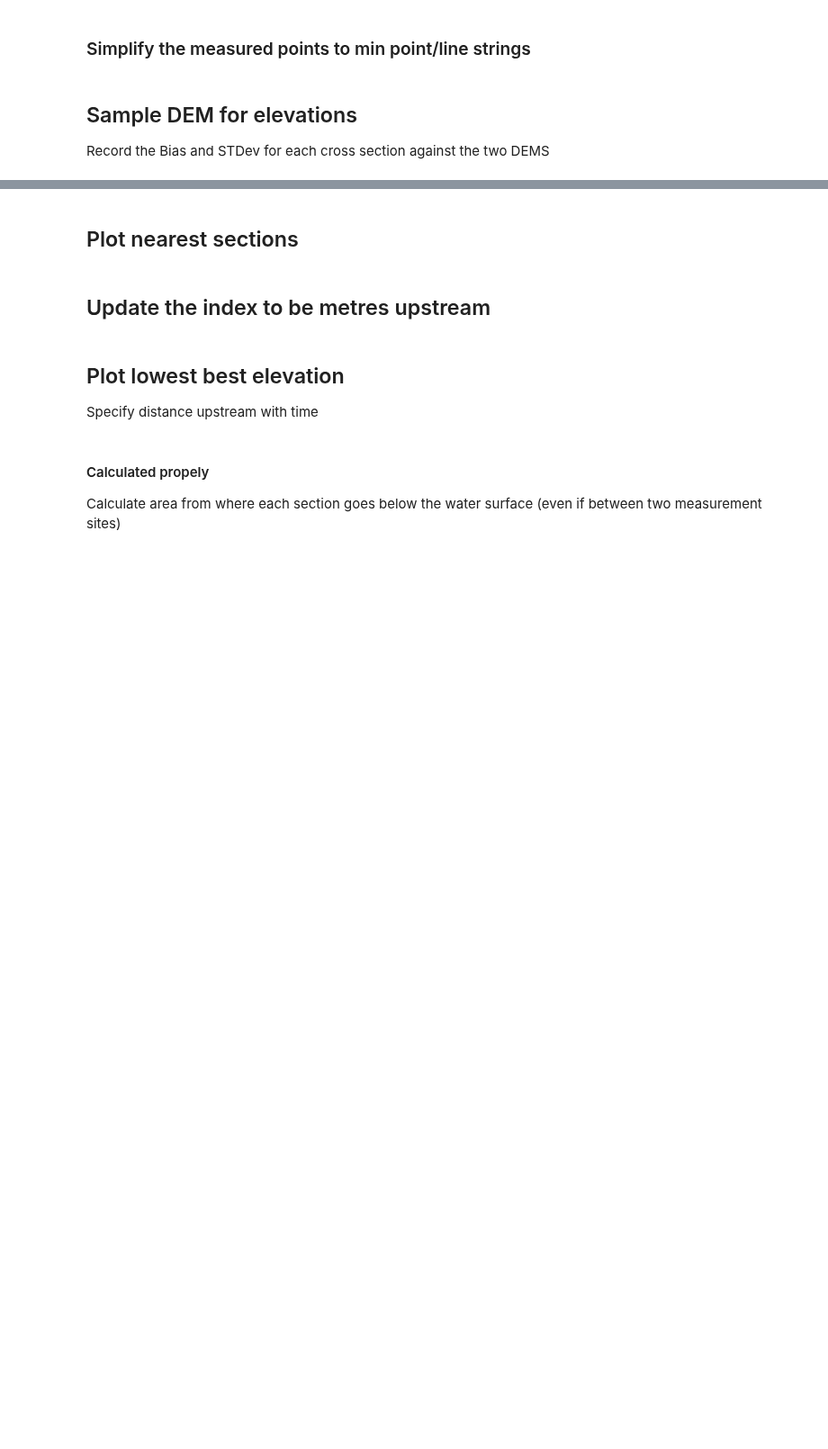
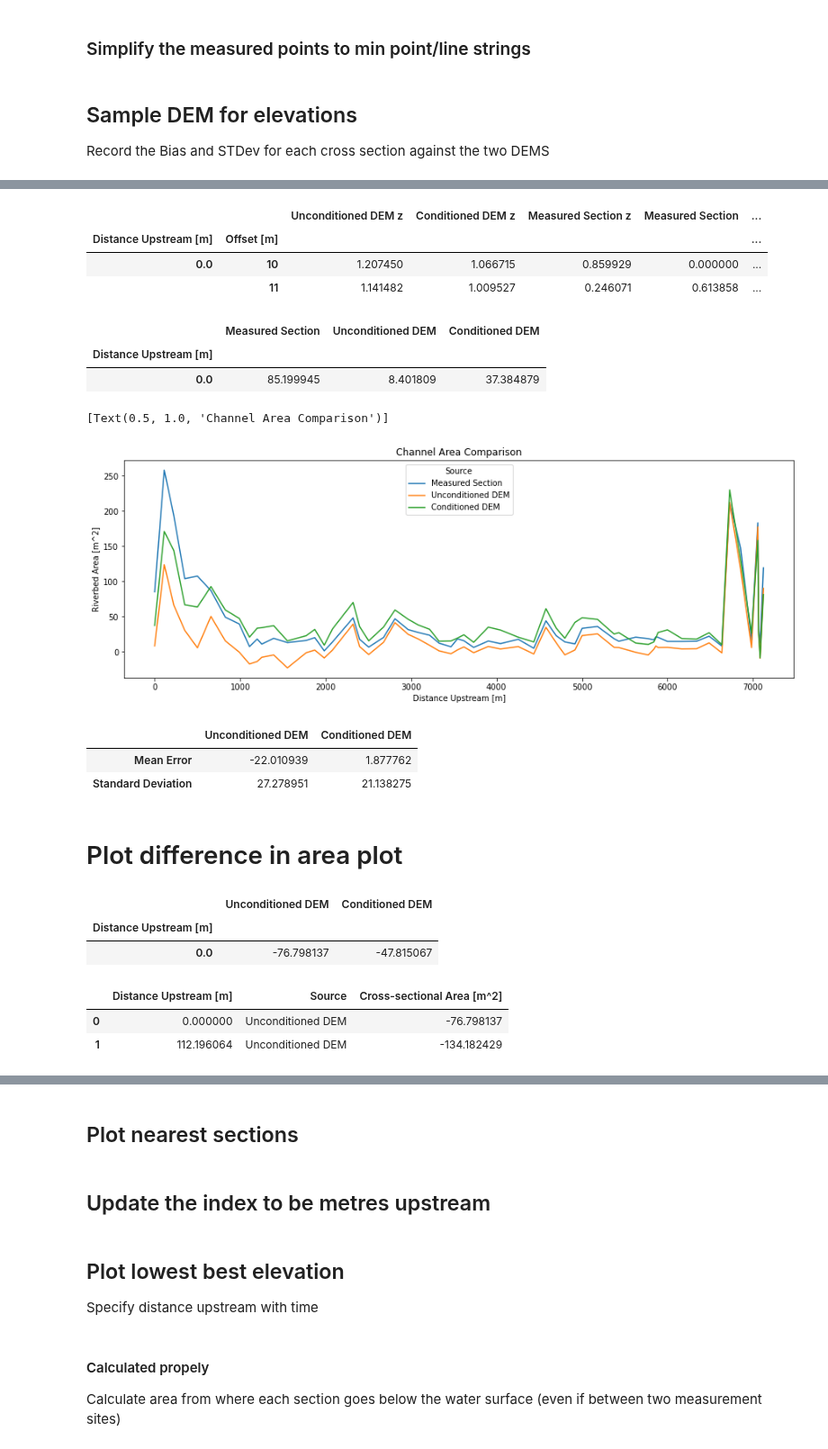
Before and after one commit to rosepearson/Hydrologic-DEMs-scripts, a Jupyter notebook: jupyter_notebooks/river_bathymetry/waikanae_paper_plots.ipynb, the cells around one changed output, grey strips where cells are left out. Shown at 90% size. Saved outputs shown, nothing was run; the diff lists cells and outputs as text; code cells hidden in the pictures; blank space fills up the shorter version.

```diff
--- a/jupyter_notebooks/river_bathymetry/waikanae_paper_plots.ipynb
+++ b/jupyter_notebooks/river_bathymetry/waikanae_paper_plots.ipynb
@@ -203,0 +166,5 @@ ax.spines['bottom'].set_position('zero')
+# %%
+channel_depths = comparisons_sampled[comparisons_sampled['River']].drop(
+    columns=["Unconditioned DEM Elevation Errors", "Conditioned DEM Elevation Errors", "River", "Section"]).set_index(
+    keys=["Distance Upstream [m]", "Offset [m]"])
+section_max_evaluation = channel_depths.groupby("Distance Upstream [m]")[["Measured Section z"]].max()
@@ -203,0 +181,56 @@ ax.spines['bottom'].set_position('zero')
+# %%
+# Some hacky code to subtract the max elevation from each column in turn
+channel_depths["Measured Section"] = section_max_evaluation - channel_depths[["Measured Section z"]]
+channel_depths["Unconditioned DEM"] = section_max_evaluation.rename(columns={"Measured Section z": "Unconditioned DEM z"}) - channel_depths[["Unconditioned DEM z"]]
+channel_depths["Conditioned DEM"] = section_max_evaluation.rename(columns={"Measured Section z": "Conditioned DEM z"}) - channel_depths[["Conditioned DEM z"]]
+channel_depths.head(2)
+# %% [output]
+|  |  | Unconditioned DEM z | Conditioned DEM z | Measured Section z | Measured Section | ... |
+| Distance Upstream [m] | Offset [m] |  |  |  |  | ... |
+| 0.0 | 10 | 1.207450 | 1.066715 | 0.859929 | 0.000000 | ... |
+|  | 11 | 1.141482 | 1.009527 | 0.246071 | 0.613858 | ... |
+# %%
+channel_area = channel_depths.drop(
+    columns=["Measured Section z", "Unconditioned DEM z", "Conditioned DEM z"]).groupby("Distance Upstream [m]").sum()
+channel_area.head(1)
+# %% [output]
+|  | Measured Section | Unconditioned DEM | Conditioned DEM |
+| Distance Upstream [m] |  |  |  |
+| 0.0 | 85.199945 | 8.401809 | 37.384879 |
+# %%
+areas_for_plotting=channel_area.reset_index().melt(id_vars=["Distance Upstream [m]"], var_name="Source", value_name="Riverbed Area [m^2]")
+# %%
+import matplotlib.pyplot
+fig, ax = matplotlib.pyplot.subplots(ncols=1, nrows=1, figsize=(15, 5))
+seaborn.lineplot(ax=ax, data=areas_for_plotting, x="Distance Upstream [m]", y="Riverbed Area [m^2]", hue="Source").set(title='Channel Area Comparison')
+# %% [output]
+[Text(0.5, 1.0, 'Channel Area Comparison')]
+[figure, added]
+# %%
+unconditioned_error = channel_area["Unconditioned DEM"]-channel_area["Measured Section"]
+conditioned_error = channel_area["Conditioned DEM"]-channel_area["Measured Section"]
+
+area_summary = pandas.DataFrame([[unconditioned_error.mean(), conditioned_error.mean()], [unconditioned_error.std(), conditioned_error.std()]], index = ["Mean Error", "Standard Deviation"], columns=["Unconditioned DEM", "Conditioned DEM"])
+area_summary
+# %% [output]
+|  | Unconditioned DEM | Conditioned DEM |
+| Mean Error | -22.010939 | 1.877762 |
+| Standard Deviation | 27.278951 | 21.138275 |
+# %% [markdown]
+# Plot difference in area plot
+# %%
+channel_area_difference = pandas.DataFrame()
+channel_area_difference["Unconditioned DEM"] = channel_area["Unconditioned DEM"]-channel_area["Measured Section"]
+channel_area_difference["Conditioned DEM"] = channel_area["Conditioned DEM"]-channel_area["Measured Section"]
+channel_area_difference.head(1)
+# %% [output]
+|  | Unconditioned DEM | Conditioned DEM |
+| Distance Upstream [m] |  |  |
+| 0.0 | -76.798137 | -47.815067 |
+# %%
+area_diffs_for_plotting=channel_area_difference.reset_index().melt(id_vars=["Distance Upstream [m]"], var_name="Source", value_name="Cross-sectional Area [m^2]")
+area_diffs_for_plotting.head(2)
+# %% [output]
+|  | Distance Upstream [m] | Source | Cross-sectional Area [m^2] |
+| 0 | 0.000000 | Unconditioned DEM | -76.798137 |
+| 1 | 112.196064 | Unconditioned DEM | -134.182429 |
```
Also changed, not shown: parts of 40 cells of this notebook.
